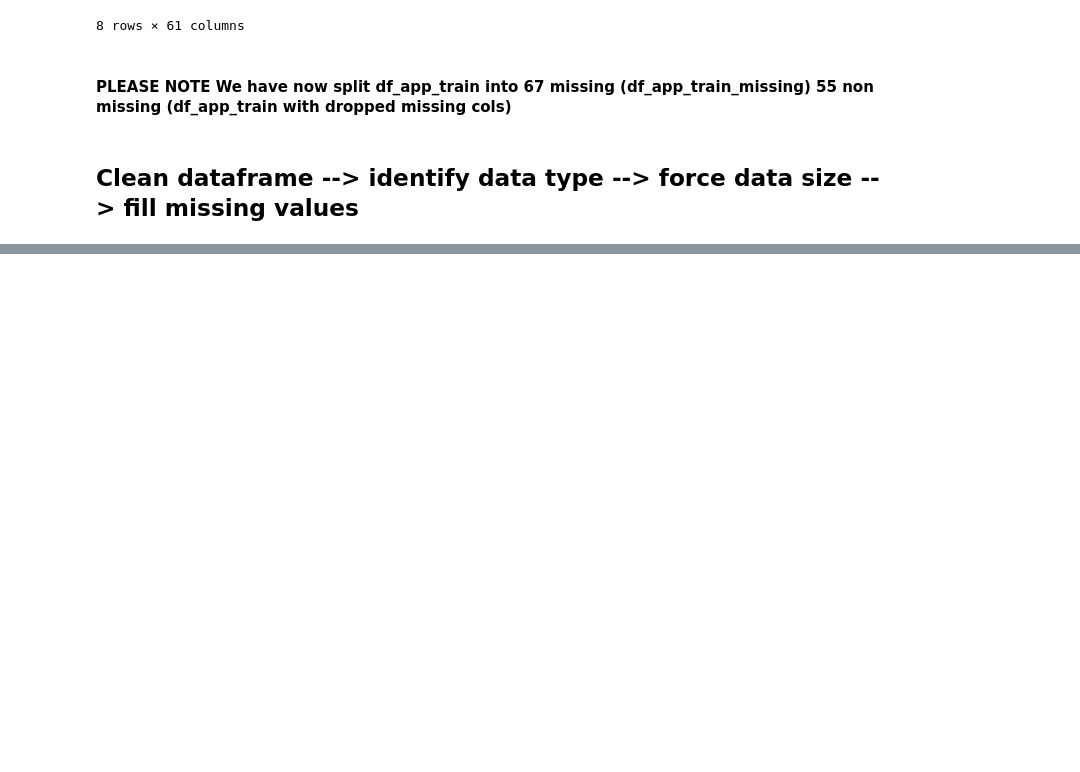
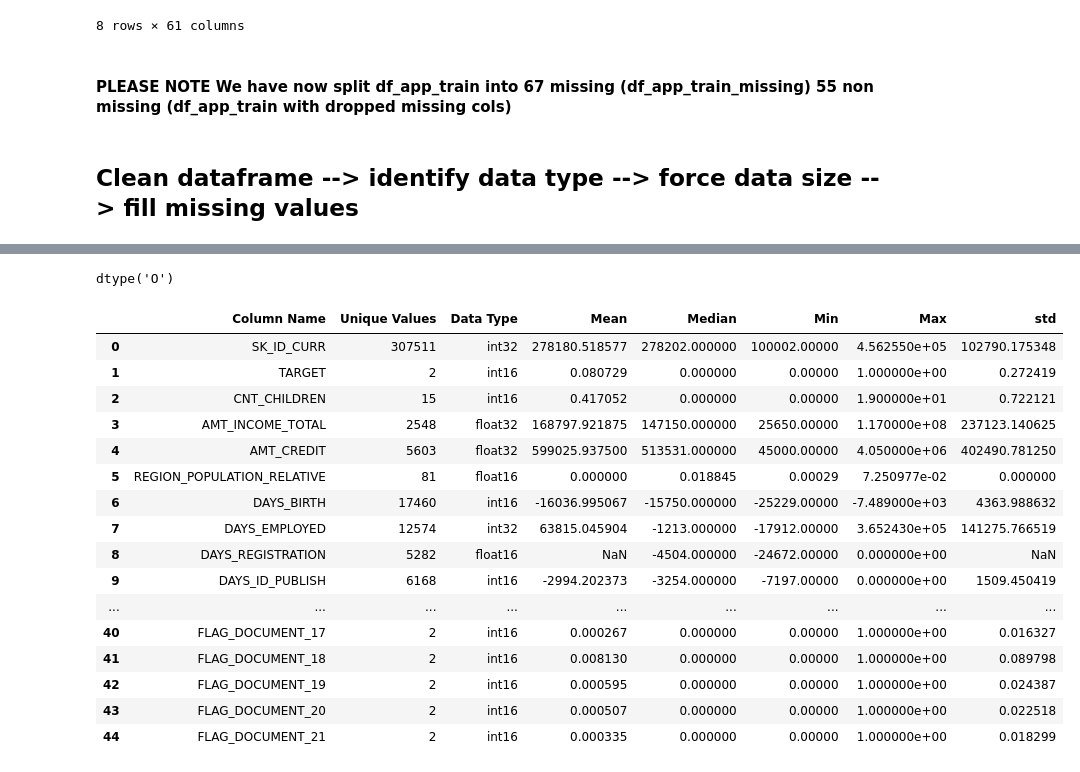
Before and after one commit to SoundBoySelecta/1261-HC, a Jupyter notebook: 13_02_2020.ipynb, the cells around one changed output, grey strips where cells are left out. Cells and saved outputs as stored; diff of their text form; code cells hidden in the pictures; blank space fills up the shorter version.

Commit message:
before assignement submission, still havet resolved dtype 'O' and havent done mem test b4 encoding

```diff
--- a/13_02_2020.ipynb
+++ b/13_02_2020.ipynb
@@ -427,23 +246,0 @@ else:
-# %%
-#ERROR TESTING
-col_obj=set()
-col_obj_cat=set()
-all_col = set()
-for each_col in df_test.columns:
-# If column is OBJECT TYPE:
-    if df_test[each_col].dtype == 'object':
-# Fill missing values
-        df_test[each_col].fillna('unknown', inplace=True)
-# # identify if column is categorical based on number of unique values (5%)
-        print(df_test[each_col].unique())
-# 47 total unique values does that mean 47- 6(one less per column?
-#         if df_test[each_col].nunique()/len(df_test[each_col]) <= 0.15:
-# # encode categorical column
-#df_test_temp = pd.get_dummies(df_test[each_col],prefix=each_col)
-#print(len(df_test_temp.columns))
-# # add new columns to col_obj_cat, so we can check against full count at end
-#             for each_new_dummy_col in df_test_temp.columns:
-#                 col_obj_cat.add(each_new_dummy_col)
-#         else:
-#         # Count object columns NONE AS ALL SHOULD BE CAT
-#             col_obj.add(each_col)
@@ -494,0 +401,4 @@ df_test = df_app_train_missing.copy()
+# %%
+#Working copy of df_app_train
+df_app_train_test = df_app_train.copy()
+df_app_train_test.shape
@@ -494,0 +504,36 @@ df_test = df_app_train_missing.copy()
+# %%
+df_app_train_test_new['NAME_CONTRACT_TYPE'].dtype
+# %% [output]
+dtype('O')
+# %%
+df_app_train_test_num = df_app_train_test.select_dtypes(include=['floating', 'integer'])
+column_names = df_app_train_test_num.columns
+unique_values = [df_app_train_test_num[each_col].nunique() for each_col in df_app_train_test_num.columns]
+data_types = [df_app_train_test_num[each_col].dtype for each_col in df_app_train_test_num.columns]
+mean =  [df_app_train_test_num[each_col].mean() for each_col in df_app_train_test_num.columns]
+median = [df_app_train_test_num[each_col].median() for each_col in df_app_train_test_num.columns]
+min_val = [df_app_train_test_num[each_col].min() for each_col in df_app_train_test_num.columns]
+max_val = [df_app_train_test_num[each_col].max() for each_col in df_app_train_test_num.columns]
+std = [df_app_train_test_num[each_col].std() for each_col in df_app_train_test_num.columns]
+columns = ['Column Name', 'Unique Values', 'Data Type', 'Mean', 'Median', 'Min', 'Max', 'Std']
+data_num = {'Column Name': column_names, 'Unique Values':unique_values, 'Data Type':data_types, 'Mean':mean, 'Median':median, 'Min':min_val, 'Max':max_val, 'std':std}
+df_app_train_test_num_info = pd.DataFrame(data=data_num)
+df_app_train_test_num_info
+# %% [output]
+|  | Column Name | Unique Values | Data Type | Mean | Median | Min | Max | std |
+| 0 | SK_ID_CURR | 307511 | int32 | 278180.518577 | 278202.000000 | 100002.00000 | 4.562550e+05 | 102790.175348 |
+| 1 | TARGET | 2 | int16 | 0.080729 | 0.000000 | 0.00000 | 1.000000e+00 | 0.272419 |
+| 2 | CNT_CHILDREN | 15 | int16 | 0.417052 | 0.000000 | 0.00000 | 1.900000e+01 | 0.722121 |
+| 3 | AMT_INCOME_TOTAL | 2548 | float32 | 168797.921875 | 147150.000000 | 25650.00000 | 1.170000e+08 | 237123.140625 |
+| 4 | AMT_CREDIT | 5603 | float32 | 599025.937500 | 513531.000000 | 45000.00000 | 4.050000e+06 | 402490.781250 |
+| 5 | REGION_POPULATION_RELATIVE | 81 | float16 | 0.000000 | 0.018845 | 0.00029 | 7.250977e-02 | 0.000000 |
+| 6 | DAYS_BIRTH | 17460 | int16 | -16036.995067 | -15750.000000 | -25229.00000 | -7.489000e+03 | 4363.988632 |
+| 7 | DAYS_EMPLOYED | 12574 | int32 | 63815.045904 | -1213.000000 | -17912.00000 | 3.652430e+05 | 141275.766519 |
+| 8 | DAYS_REGISTRATION | 5282 | float16 | NaN | -4504.000000 | -24672.00000 | 0.000000e+00 | NaN |
+| 9 | DAYS_ID_PUBLISH | 6168 | int16 | -2994.202373 | -3254.000000 | -7197.00000 | 0.000000e+00 | 1509.450419 |
+| ... | ... | ... | ... | ... | ... | ... | ... | ... |
+| 40 | FLAG_DOCUMENT_17 | 2 | int16 | 0.000267 | 0.000000 | 0.00000 | 1.000000e+00 | 0.016327 |
+| 41 | FLAG_DOCUMENT_18 | 2 | int16 | 0.008130 | 0.000000 | 0.00000 | 1.000000e+00 | 0.089798 |
+| 42 | FLAG_DOCUMENT_19 | 2 | int16 | 0.000595 | 0.000000 | 0.00000 | 1.000000e+00 | 0.024387 |
+| 43 | FLAG_DOCUMENT_20 | 2 | int16 | 0.000507 | 0.000000 | 0.00000 | 1.000000e+00 | 0.022518 |
+| 44 | FLAG_DOCUMENT_21 | 2 | int16 | 0.000335 | 0.000000 | 0.00000 | 1.000000e+00 | 0.018299 |
```
Also changed, not shown: parts of 38 cells of this notebook.
